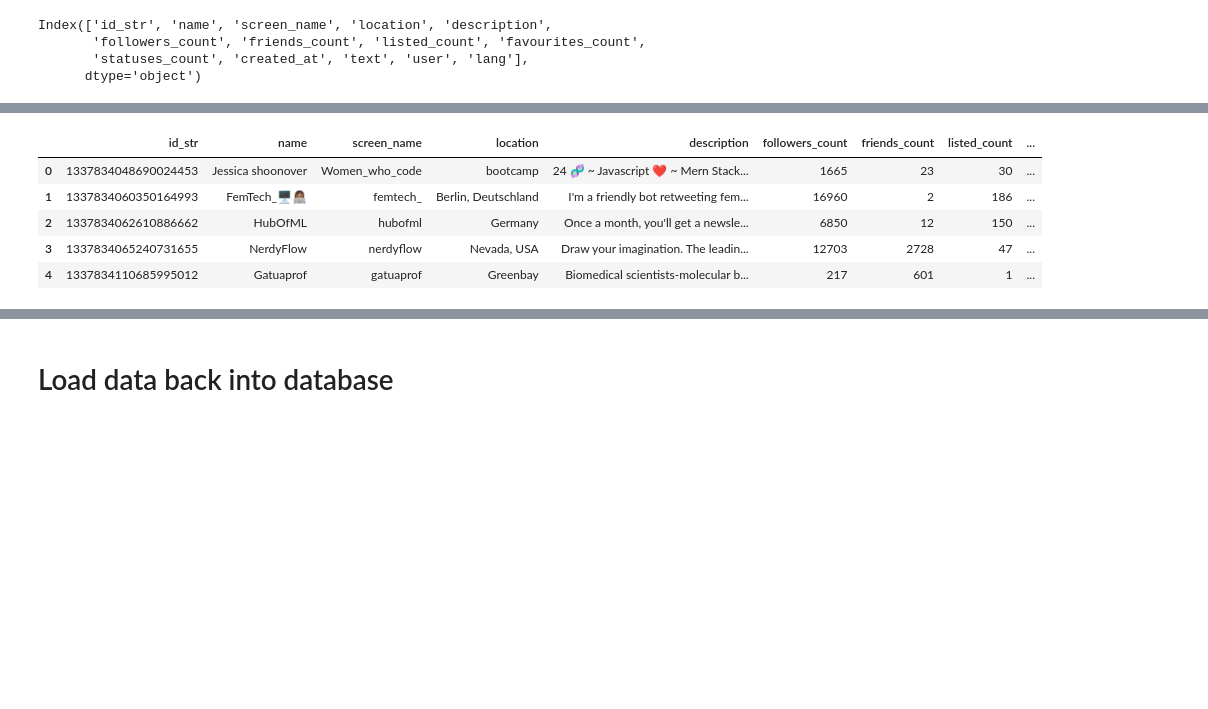
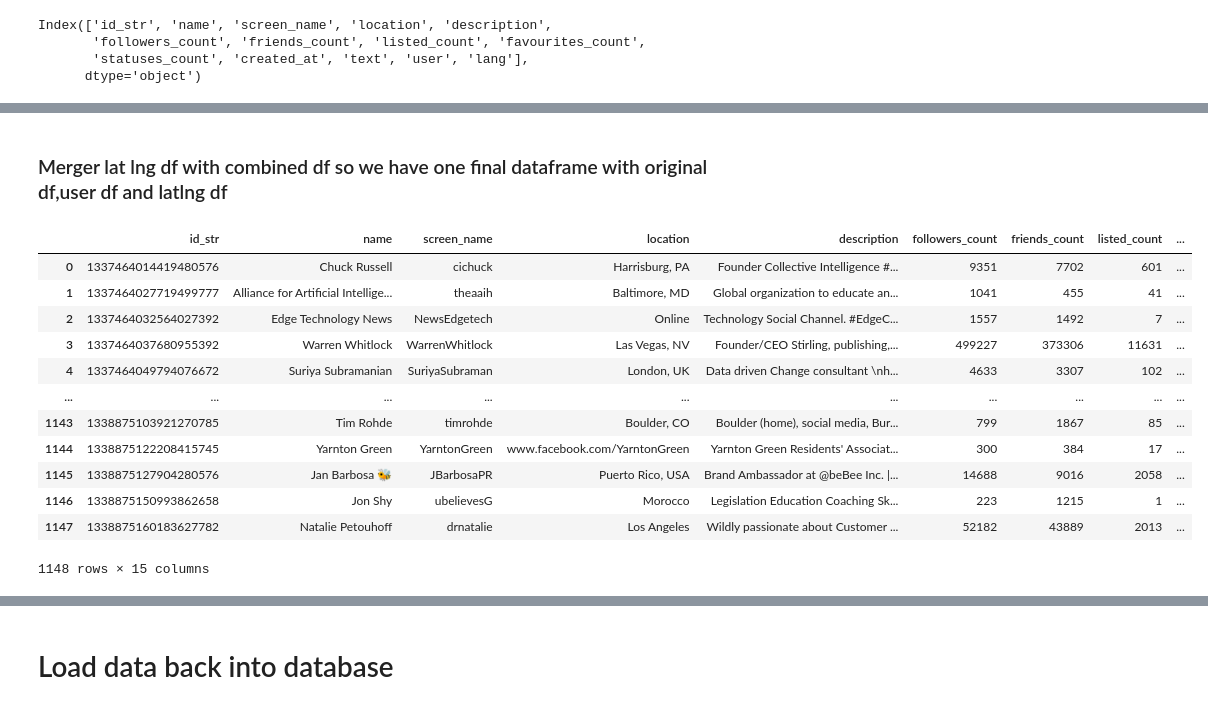
Before and after one commit to drainganggtb/ETL_Pipeline_with_Python, a Jupyter notebook: TweepywithMongoDB.ipynb, the cells around one changed output, grey strips where cells are left out. Drawn from its saved outputs; the diff is of its cells as text; code cells hidden in the pictures; blank space fills up the shorter version.

```diff
--- a/TweepywithMongoDB.ipynb
+++ b/TweepywithMongoDB.ipynb
@@ -150,0 +224,3 @@ user_df
+# %%
+user_df=user_df.drop_duplicates(subset=['id'])
+user_df
@@ -255,0 +371,4 @@ Name: location, Length: 76890, dtype: object
+# %%
+user_locations = pd.DataFrame(combined_df['location'].str.replace(' ',''))
+user_locations['id_str']=pd.DataFrame(combined_df['id_str'])
+user_locations
@@ -258,15 +397,15 @@ from config import gkey
 import requests
 lat=[]
 lng=[]
-
-for location in user_locations:
+id_str=[]
+for index,location in user_locations.iterrows():
 
     #Build and end point URL
     target_url = ('https://maps.googleapis.com/maps/api/geocode/json?'
-    'address={0}&key={1}').format(location, gkey)
+    'address={0}&key={1}').format(location['location'], gkey)
 
     print(target_url)
-
+    id_str.append(location['id_str'])
     # Run a request to endpoint and convert result to json
     geo_data = requests.get(target_url).json()
 
@@ -292,6 +440,8 @@ print('''
 # %%
 lat_lng_df=pd.DataFrame()
-lat_lng_df['id_str'] = new_df['id_str']
-lat_lng_df['latitude']=pd.DataFrame(latitude)
-lat_lng_df['longitude']=pd.DataFrame(longitude)
-lat_lng_df
+lat_lng_df['id_str']=[]
+lat_lng_df['lat']=[]
+lat_lng_df['lng']=[]
+lat_lng_df['id_str']=id_str
+lat_lng_df['lat']=pd.DataFrame(lat)
+lat_lng_df['lng']=pd.DataFrame(lng)
@@ -312,11 +464,20 @@ lat_lng_df
+# %% [markdown]
+### Merger lat lng df with combined df so we have one final dataframe with original df,user df and latlng df
 # %%
 final_df=combined_df.merge(lat_lng_df, on='id_str')
-final_df.head()
+final_df
 # %% [output]
 |  | id_str | name | screen_name | location | description | followers_count | friends_count | listed_count | ... |
-| 0 | 1337834048690024453 | Jessica shoonover | Women_who_code | bootcamp | 24 🧬 ~ Javascript ❤️ ~ Mern Stack... | 1665 | 23 | 30 | ... |
-| 1 | 1337834060350164993 | FemTech_🖥👩🏽‍💻 | femtech_ | Berlin, Deutschland | I'm a friendly bot retweeting fem... | 16960 | 2 | 186 | ... |
-| 2 | 1337834062610886662 | HubOfML | hubofml | Germany | Once a month, you'll get a newsle... | 6850 | 12 | 150 | ... |
-| 3 | 1337834065240731655 | NerdyFlow | nerdyflow | Nevada, USA | Draw your imagination. The leadin... | 12703 | 2728 | 47 | ... |
-| 4 | 1337834110685995012 | Gatuaprof | gatuaprof | Greenbay | Biomedical scientists-molecular b... | 217 | 601 | 1 | ... |
+| 0 | 1337464014419480576 | Chuck Russell | cichuck | Harrisburg, PA | Founder Collective Intelligence #... | 9351 | 7702 | 601 | ... |
+| 1 | 1337464027719499777 | Alliance for Artificial Intellige... | theaaih | Baltimore, MD | Global organization to educate an... | 1041 | 455 | 41 | ... |
+| 2 | 1337464032564027392 | Edge Technology News | NewsEdgetech | Online | Technology Social Channel. #EdgeC... | 1557 | 1492 | 7 | ... |
+| 3 | 1337464037680955392 | Warren Whitlock | WarrenWhitlock | Las Vegas, NV | Founder/CEO Stirling, publishing,... | 499227 | 373306 | 11631 | ... |
+| 4 | 1337464049794076672 | Suriya Subramanian | SuriyaSubraman | London, UK | Data driven Change consultant \nh... | 4633 | 3307 | 102 | ... |
+| ... | ... | ... | ... | ... | ... | ... | ... | ... | ... |
+| 1143 | 1338875103921270785 | Tim Rohde | timrohde | Boulder, CO | Boulder (home), social media, Bur... | 799 | 1867 | 85 | ... |
+| 1144 | 1338875122208415745 | Yarnton Green | YarntonGreen | www.facebook.com/YarntonGreen | Yarnton Green Residents' Associat... | 300 | 384 | 17 | ... |
+| 1145 | 1338875127904280576 | Jan Barbosa 🐝 | JBarbosaPR | Puerto Rico, USA | Brand Ambassador at @beBee Inc. |... | 14688 | 9016 | 2058 | ... |
+| 1146 | 1338875150993862658 | Jon Shy | ubelievesG | Morocco | Legislation Education Coaching Sk... | 223 | 1215 | 1 | ... |
+| 1147 | 1338875160183627782 | Natalie Petouhoff | drnatalie | Los Angeles | Wildly passionate about Customer ... | 52182 | 43889 | 2013 | ... |
+1148 rows × 15 columns
 # %%
```
Also changed, not shown: parts of 49 cells of this notebook.
